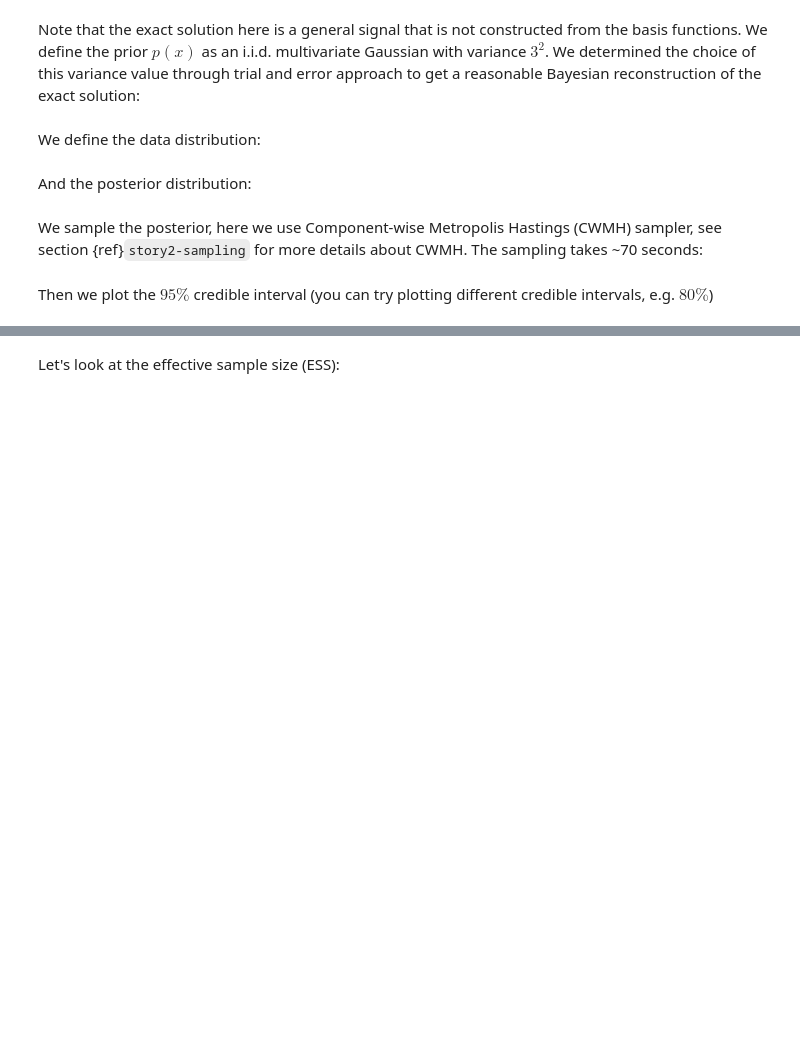
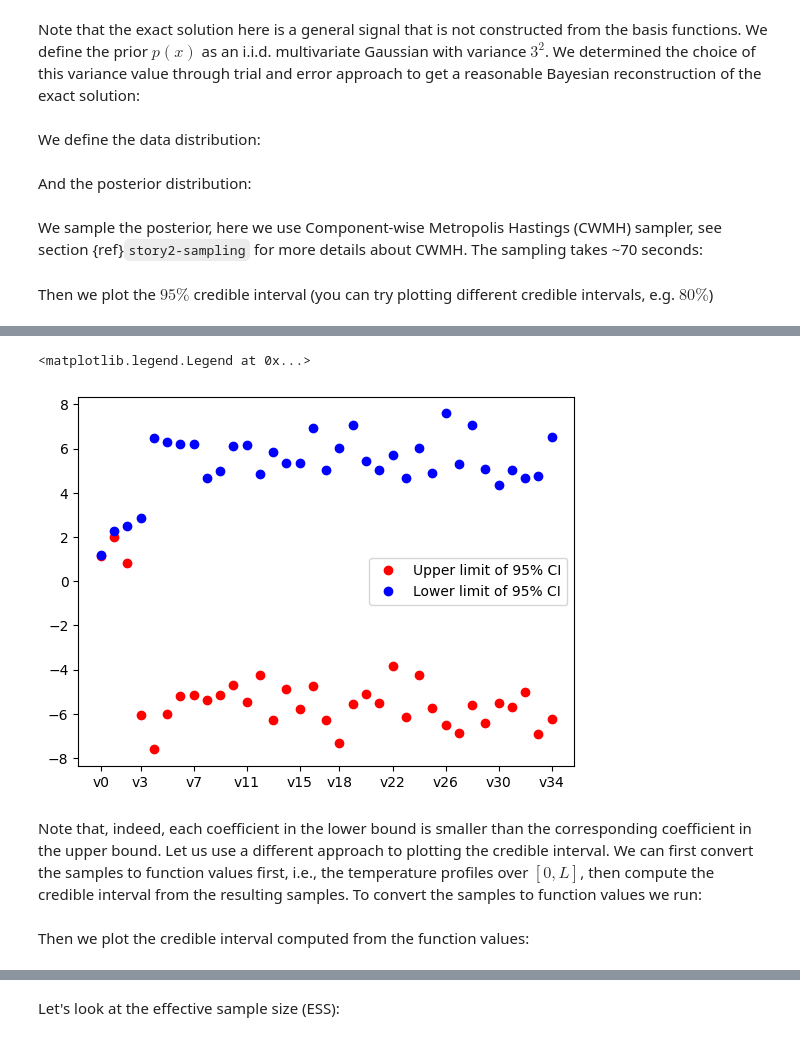
Before and after one commit to CUQI-DTU/CUQI-Book, a Jupyter notebook: chapter_pde_based_bip/core_pde.ipynb, the cells around one changed output, grey strips where cells are left out. Saved outputs shown, nothing was run; the diff lists cells and outputs as text; code cells hidden in the pictures; blank space fills up the shorter version.

```diff
--- a/chapter_pde_based_bip/core_pde.ipynb
+++ b/chapter_pde_based_bip/core_pde.ipynb
@@ -524,0 +535,9 @@ The credible interval can have zero width at some locations where the upper and
+# %%
+model.domain_geometry.plot(upper, plot_par=True, color='r', label='Upper limit of 95% CI')
+model.domain_geometry.plot(lower, plot_par=True, color='b', label='Lower limit of 95% CI')
+plt.legend()
+# %% [output]
+<matplotlib.legend.Legend at 0x...>
+[figure, added]
+# %% [markdown]
+Note that, indeed, each coefficient in the lower bound is smaller than the corresponding coefficient in the upper bound. Let us use a different approach to plotting the credible interval. We can first convert the samples to function values first, i.e., the temperature profiles over $[0, L]$, then compute the credible interval from the resulting samples. To convert the samples to function values we run:
@@ -524,0 +546,2 @@ The credible interval can have zero width at some locations where the upper and
+# %% [markdown]
+Then we plot the credible interval computed from the function values:
```
Also changed, not shown: parts of 41 cells of this notebook.
